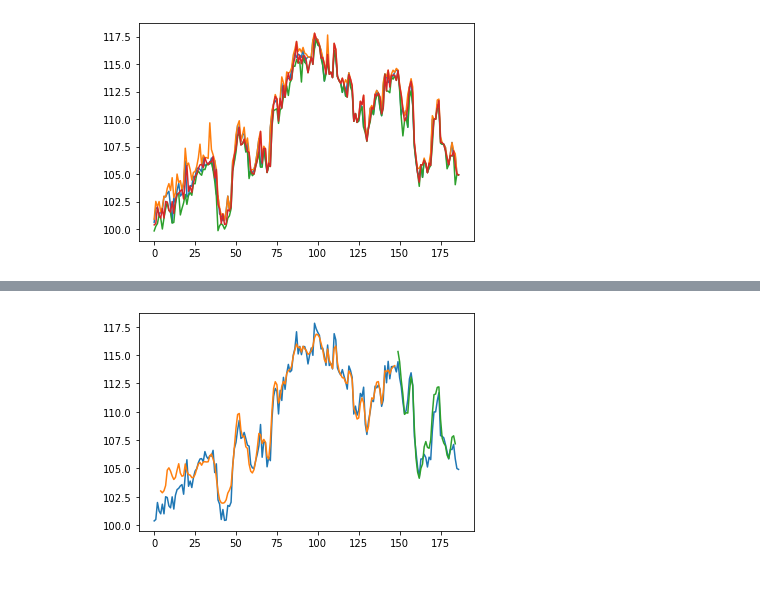
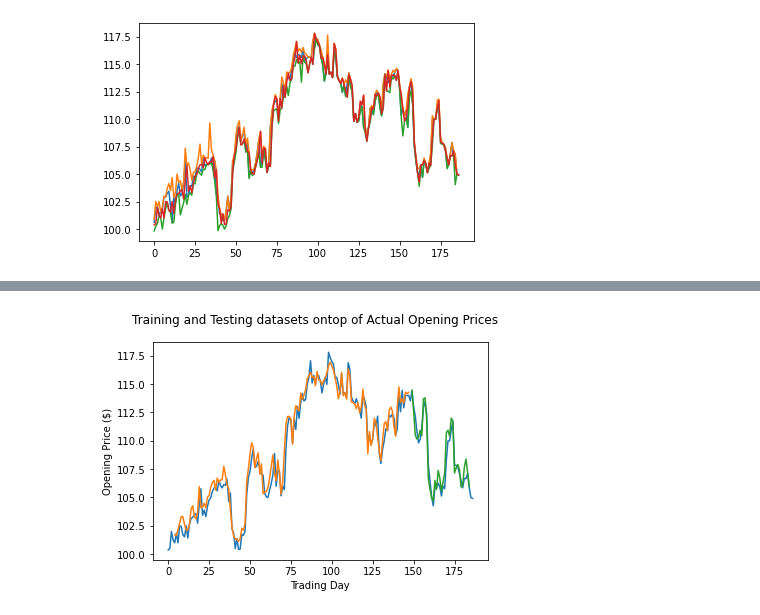
Before and after one commit to antoniouaa/msc_thesis, a Jupyter notebook: src/lstm/lstm.ipynb, the cells around one changed output, grey strips where cells are left out. Cells and saved outputs as stored; diff of their text form; code cells hidden in the pictures; blank space fills up the shorter version.

Commit message:
managed to build script to apply the same model settings across all stock files

```diff
--- a/src/lstm/lstm.ipynb
+++ b/src/lstm/lstm.ipynb
@@ -8,8 +8,9 @@ from torch.autograd import Variable
 from sklearn.preprocessing import MinMaxScaler
 # %%
 TICKER_DIR = "C:\\Users\\anton\\Documents\\antoniouaa\\msc_thesis\\data\\tickers\\ticker_data\\_Rolling"
+TICKER = "MA_AIZP"
 
-training = pd.read_csv(f"{TICKER_DIR}\\MA_AIZP.csv", header=0)
+training = pd.read_csv(f"{TICKER_DIR}\\{TICKER}.csv", header=0)
 training = training.iloc[:, :4].values
 plt.plot(training, label="Ticker Values")
 # %% [output]
@@ -215,13 +209,16 @@ torch.Size([37, 4, 4])
 torch.Size([37, 4])
 [figure]
 # %%
+keras.backend.clear_session()
 model = Sequential()
-model.add(LSTM(4, batch_input_shape=(4, 4, 4), stateful=True, return_sequences=True))
-model.add(LSTM(4, batch_input_shape=(4, 4, 4), stateful=True))
+model.add(LSTM(4, stateful=True, return_sequences=True, batch_input_shape=(4, 4, 4)))
+model.add(LSTM(4, stateful=True, batch_input_shape=(4, 4, 4)))
 model.add(Dense(4))
-model.compile(loss="mean_squared_error", optimizer="adam")
+opt = Adam(learning_rate=0.002)
+model.compile(loss="mean_squared_error", optimizer=opt)
+#model.output_shape
 # %%
-for i in range(100):
-    model.fit(trainX[1:], trainY[1:], epochs=1, batch_size=4, verbose=2, shuffle=False)
+for i in range(10):
+    model.fit(trainX[1:], trainY[1:], epochs=10, batch_size=4, verbose=2, shuffle=False)
     model.reset_states()
 # %% [output]
@@ -252,17 +249,23 @@ trainY = sc.inverse_transform(trainY)
 test_predict = sc.inverse_transform(test_predict)
 testY = sc.inverse_transform(testY)
 # %%
-trainPredictPlot = np.empty_like(training_data)
-trainPredictPlot[:, :] = np.nan
-trainPredictPlot[4:len(train_predict)+4, :] = train_predict
+offset = 4
+trainPredictPlot = np.empty_like(training_data[:, -1])
+trainPredictPlot[:] = np.nan
+trainPredictPlot[offset:len(train_predict)+offset] = train_predict[:, -1]
 # shift test predictions for plotting
-testPredictPlot = np.empty_like(training_data)
-testPredictPlot[:, :] = np.nan
-testPredictPlot[len(train_predict)+(4)+1:len(training_data)-2, :] = test_predict
+testPredictPlot = np.empty_like(training_data[:, -1])
+testPredictPlot[:] = np.nan
+testPredictPlot[len(train_predict)+offset+1:len(training_data)-offset+2, -1] = test_predict[:, -1]
 # plot baseline and predictions
-plt.plot(sc.inverse_transform(training_data)[:, 3])
-plt.plot(trainPredictPlot[:, 3])
-plt.plot(testPredictPlot[:, 3])
+fig = plt.figure()
+plt.plot(sc.inverse_transform(training_data)[:, -1])
+plt.plot(trainPredictPlot[:])
+plt.plot(testPredictPlot[:])
+fig.suptitle("Training and Testing datasets ontop of Actual Opening Prices")
+plt.ylabel("Opening Price ($)")
+plt.xlabel("Trading Day")
 plt.show()
+#fig.savefig(f"C:\\Users\\anton\\Documents\\antoniouaa\\msc_thesis\\assets\\{TICKER}.jpg")
 # %% [output]
-[figure, old version]
+[figure, new version]
```
Also changed, not shown: parts of 3 cells of this notebook, 1 other file.
